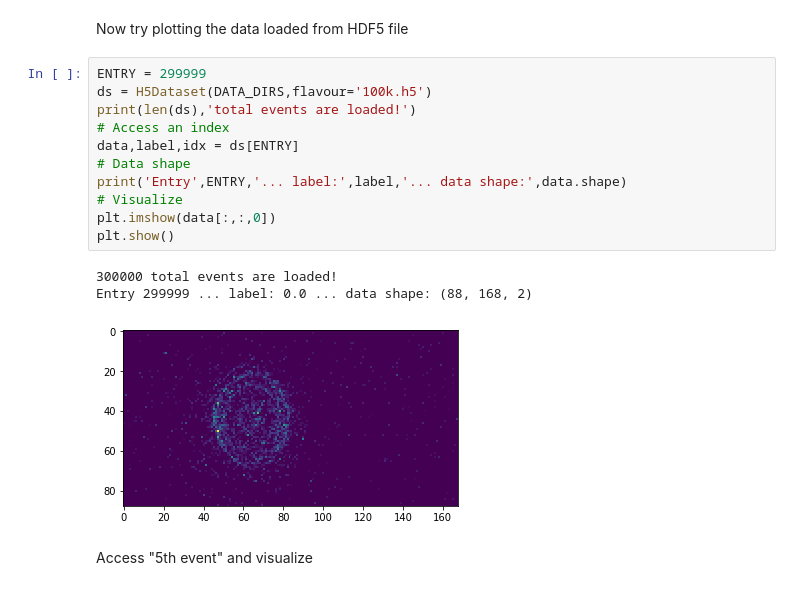
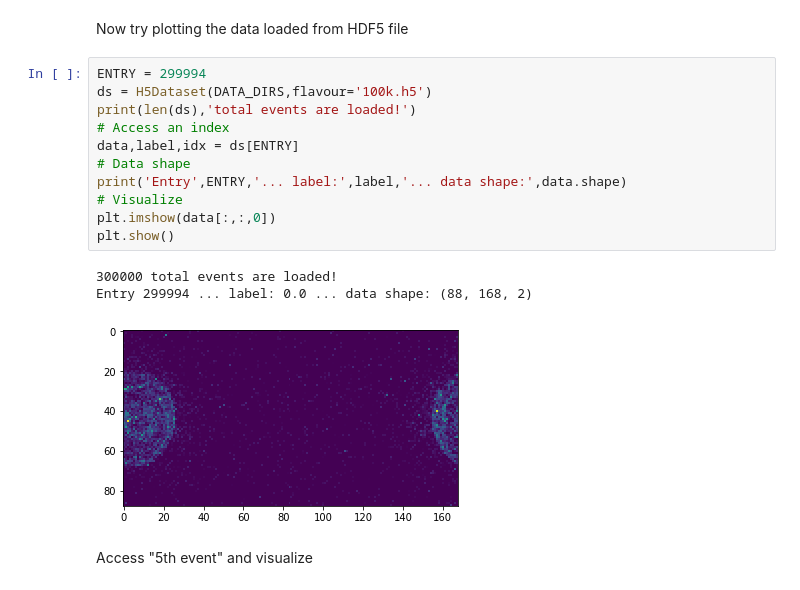
Before and after one commit to WatChMaL/UVicWorkshopPlayground, a Jupyter notebook: D/HKML_SimpleClassificaton_Lindner.ipynb, the cells around one changed output. Cells and saved outputs as stored; diff of their text form.

```diff
--- a/D/HKML_SimpleClassificaton_Lindner.ipynb
+++ b/D/HKML_SimpleClassificaton_Lindner.ipynb
@@ -98,19 +98,19 @@ class H5Dataset(Dataset):
 # %% [markdown]
 Now try plotting the data loaded from HDF5 file
 # %%
-ENTRY = 299999
+ENTRY = 299994
 ds = H5Dataset(DATA_DIRS,flavour='100k.h5')
 print(len(ds),'total events are loaded!')
 # Access an index
 data,label,idx = ds[ENTRY]
 # Data shape
 print('Entry',ENTRY,'... label:',label,'... data shape:',data.shape)
 # Visualize
 plt.imshow(data[:,:,0])
 plt.show()
 # %% [output]
 300000 total events are loaded!
-Entry 299999 ... label: 0.0 ... data shape: (88, 168, 2)
+Entry 299994 ... label: 0.0 ... data shape: (88, 168, 2)
-[figure, old version]
+[figure, new version]
 # %% [markdown]
 Access "5th event" and visualize
```
Also changed, not shown: 2 other files.
